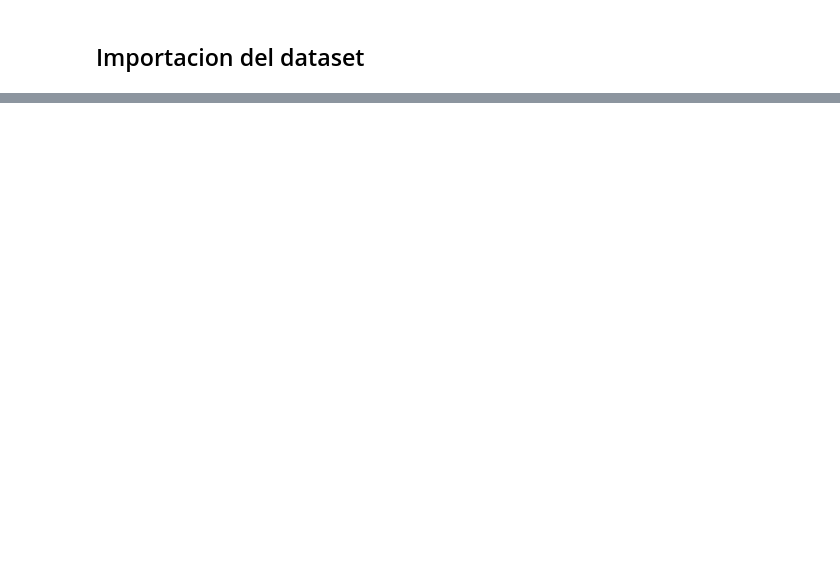
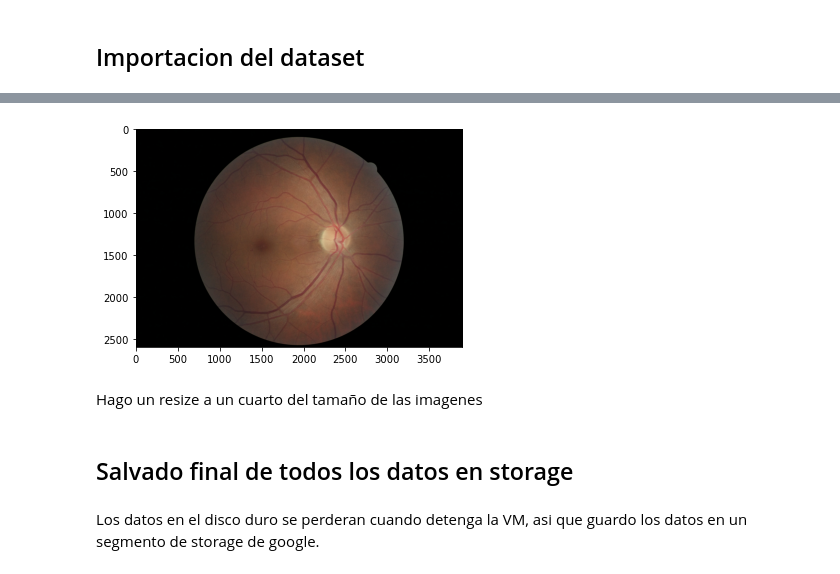
Before and after one commit to cdgn-coding/diabetic-retinopathy-detection, a Jupyter notebook: 0_Data_Preprocessing.ipynb, the cells around one changed output, grey strips where cells are left out. Cells and saved outputs as stored; diff of their text form; code cells hidden in the pictures; blank space fills up the shorter version.

```diff
--- a/0_Data_Preprocessing.ipynb
+++ b/0_Data_Preprocessing.ipynb
@@ -58,0 +182,14 @@ urllib3.exceptions.ProtocolError: ('Connection broken: OSError("(104, \'ECONNRES
+# %%
+import matplotlib.pyplot as plt
+import matplotlib.image as mpimg
+image = mpimg.imread(".tmp/raw_dataset_extracted/train/27755_right.jpeg")
+plt.imshow(image)
+plt.show()
+# %% [output]
+[figure, added]
+# %% [markdown]
+Hago un resize a un cuarto del tamaño de las imagenes
+# %% [markdown]
+## Salvado final de todos los datos en storage
+# %% [markdown]
+Los datos en el disco duro se perderan cuando detenga la VM, asi que guardo los datos en un segmento de storage de google.
```
Also changed, not shown: parts of 34 cells of this notebook, 3 other files.
